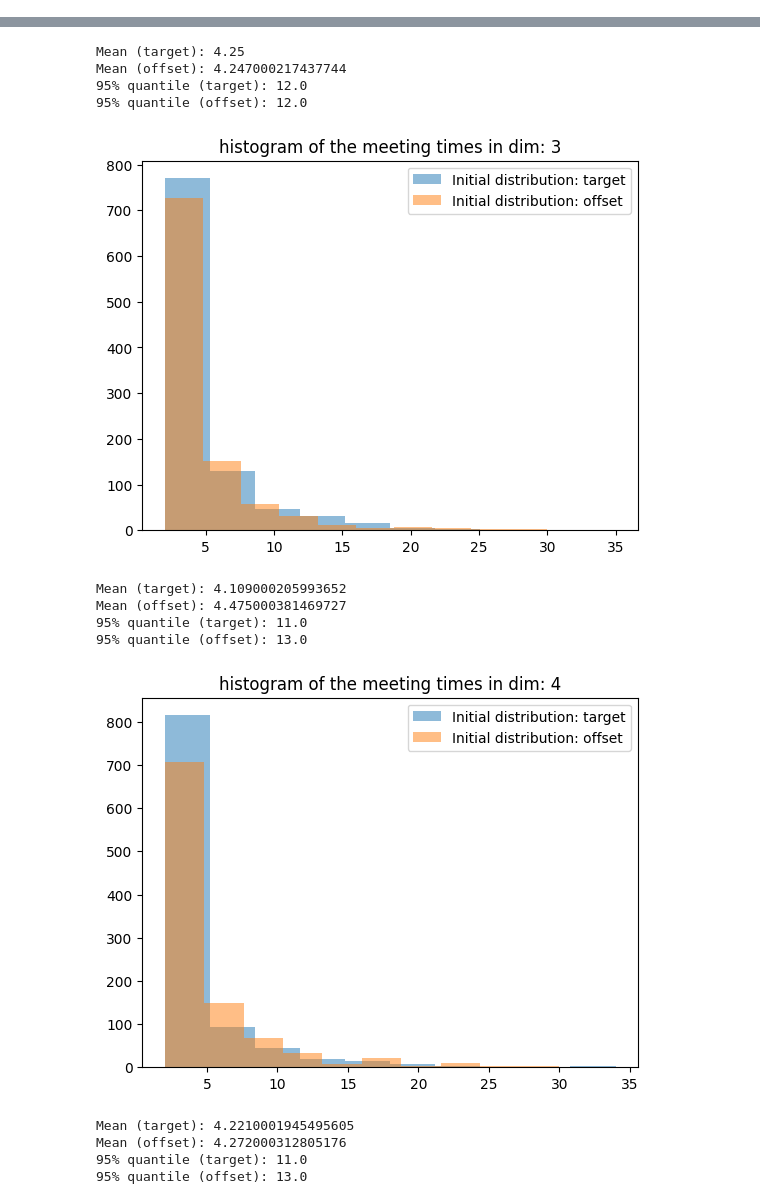
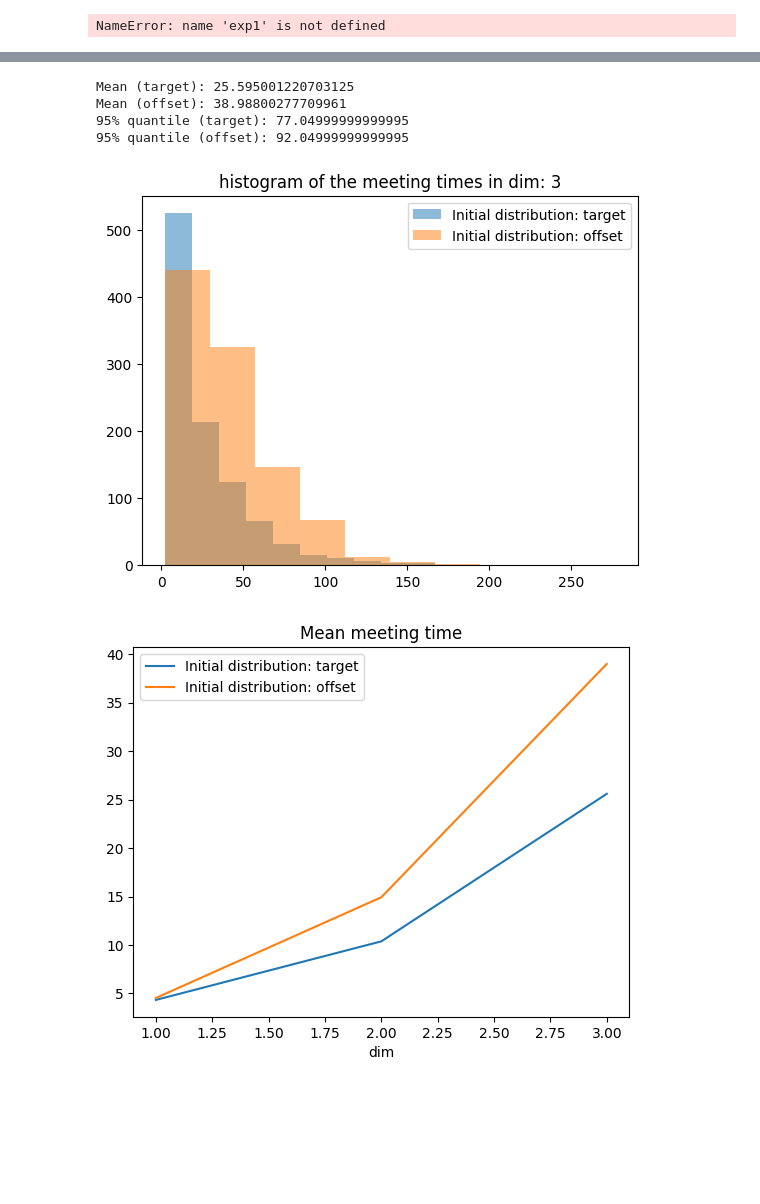
Before and after one commit to ylefay/unbiased_mcmc_with_couplings, a Jupyter notebook: experiments/exploiting_results.ipynb, the cells around one changed output, grey strips where cells are left out. Saved outputs shown, nothing was run; the diff lists cells and outputs as text; code cells hidden in the pictures; blank space fills up the shorter version.

Commit message:
Jupyter notebook for eading experiment results

```diff
--- a/experiments/exploiting_results.ipynb
+++ b/experiments/exploiting_results.ipynb
@@ -3,15 +3,21 @@ import pickle
 import matplotlib.pyplot as plt
 import numpy as np
 
-fn_exp1 = "./estimators.pkl"
-fn_exp2 = ["./results_coupling_time_target_eta1.0.pkl", "results_coupling_time_offset_eta1.0.pkl"]
+fn_exp1 = "./exp_compare_estimators.pkl"
+fn_exp2 = ["./results_coupling_time_target_wrt_to_dim.pkl", "results_coupling_time_offset_wrt_to_dim.pkl"]
+fn_exp3 = ["./results_coupling_time_target_wrt_to_eta.pkl", "results_coupling_time_offset_wrt_to_eta.pkl"]
 
+"""
 with open(fn_exp1, 'rb') as handle:
-    exp1 = pickle.load(handle)
+    exp1 = pickle.load(handle)"""
 with open(fn_exp2[0], 'rb') as handle:
     exp2 = pickle.load(handle)
 with open(fn_exp2[1], 'rb') as handle:
     exp2_offset = pickle.load(handle)
+with open(fn_exp3[0], 'rb') as handle:
+    exp3 = pickle.load(handle)
+with open(fn_exp3[1], 'rb') as handle:
+    exp3_offset = pickle.load(handle)
 # %%
 """
 Setup for experiment 1
@@ -40,6 +46,8 @@ for k in ks:
     for m_mult in m_mults:
         plt.plot(lags, [np.var(exp1[k][m_mult*k][lag][1]) if lag <= k else 0. for lag in lags], label=(m_mult, k))
 plt.show()
+# %% [output]
+NameError: name 'exp1' is not defined
 # %%
 """
 Setup for experiment 2
@@ -48,7 +56,7 @@ Analyzing the histogram of the meeting times depending on the dimension
 k = 10
 m = 10 * k
 lag = 1
-dims = [1, 2, 3, 4, 5]
+dims = [1, 2, 3]
 for dim in dims:
     print(f"Mean (target): {exp2[dim][-1].mean()}")
     print(f"Mean (offset): {exp2_offset[dim][-1].mean()}")
@@ -59,4 +67,10 @@ for dim in dims:
     plt.title(f"histogram of the meeting times in dim: {dim}")
     plt.legend()
     plt.show()
+plt.plot(dims, [exp2[dim][-1].mean() for dim in dims], label="Initial distribution: target")
+plt.plot(dims, [exp2_offset[dim][-1].mean() for dim in dims], label="Initial distribution: offset")
+plt.title("Mean meeting time")
+plt.xlabel("dim")
+plt.legend()
+plt.show()
 # %% [output]
@@ -73,14 +87,6 @@ Mean (offset): 4.207000255584717
-Mean (target): 4.25
-Mean (offset): 4.247000217437744
-95% quantile (target): 12.0
-95% quantile (offset): 12.0
+Mean (target): 25.595001220703125
+Mean (offset): 38.98800277709961
+95% quantile (target): 77.04999999999995
+95% quantile (offset): 92.04999999999995
-[figure, old version]
+[figure, new version]
-Mean (target): 4.109000205993652
-Mean (offset): 4.475000381469727
-95% quantile (target): 11.0
-95% quantile (offset): 13.0
-[figure, old version]
+[figure, new version]
-Mean (target): 4.2210001945495605
-Mean (offset): 4.272000312805176
-95% quantile (target): 11.0
-95% quantile (offset): 13.0
```
Also changed, not shown: parts of 2 cells of this notebook, 7 other files.
